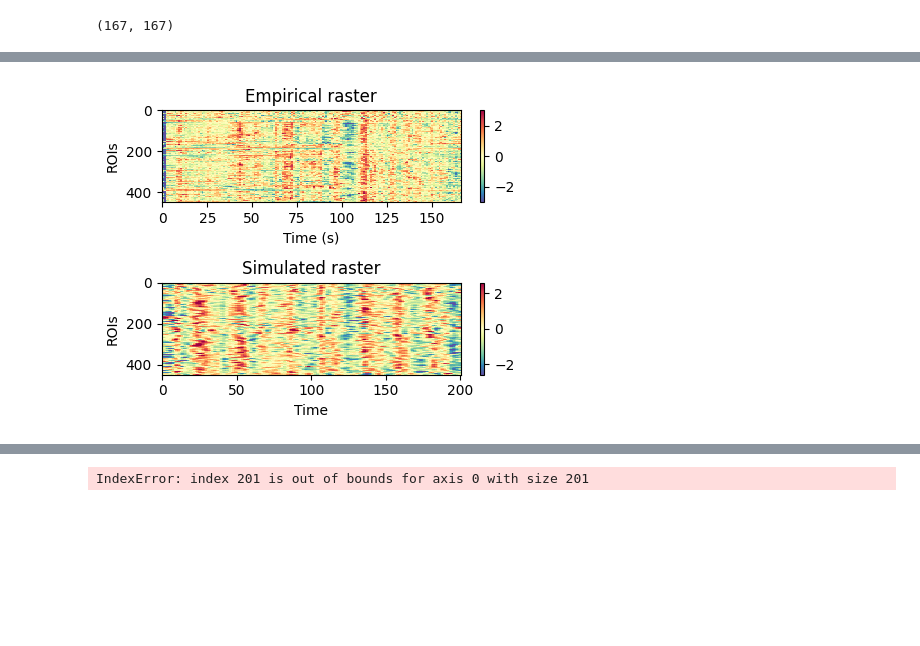
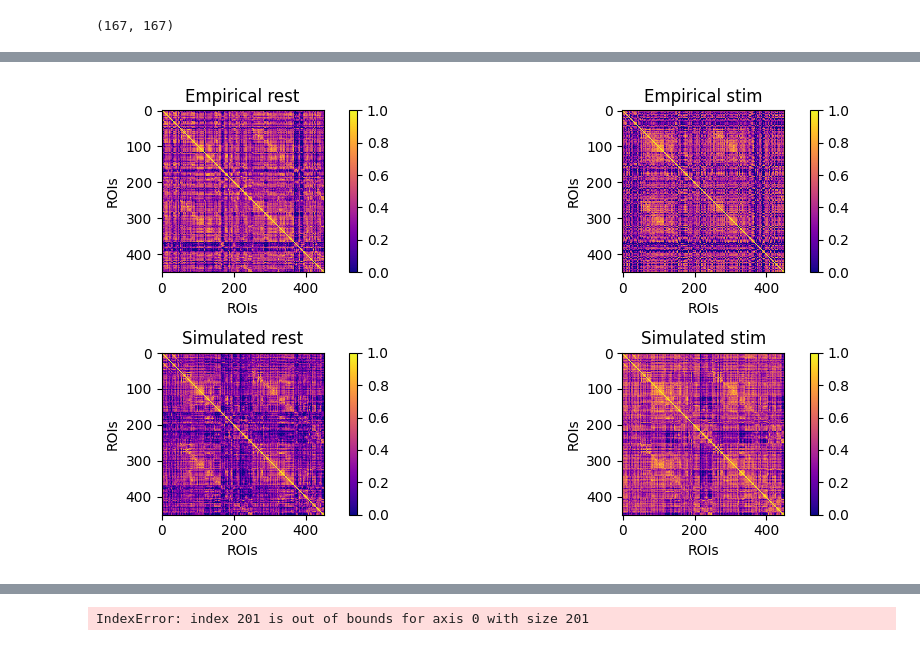
Before and after one commit to grabuffo/BrainStim_ANN_fMRI_HCP, a Jupyter notebook: notebooks/TMS_fMRI_ANN_Simulate_Sessions_dataset_simulated.ipynb, the cells around one changed output, grey strips where cells are left out. Saved outputs shown, nothing was run; the diff lists cells and outputs as text; code cells hidden in the pictures; blank space fills up the shorter version.

```diff
--- a/notebooks/TMS_fMRI_ANN_Simulate_Sessions_dataset_simulated.ipynb
+++ b/notebooks/TMS_fMRI_ANN_Simulate_Sessions_dataset_simulated.ipynb
@@ -506,19 +527,36 @@ plt.show()
-# %%
-plt.figure(figsize=(4.6,3.6))
-plt.subplot(2,1,1)
-plt.title('Empirical raster')
-plt.imshow(stats.zscore(emp,axis=0)[:,:].T,aspect='auto',vmin=-3.,vmax=3.,cmap='Spectral_r',interpolation='nearest')
-plt.colorbar()
-plt.xlabel('Time (s)')
-plt.ylabel('ROIs')
-plt.subplot(2,1,2)
-plt.title('Simulated raster')
-plt.imshow(stats.zscore(sim,axis=0)[:,:].T,aspect='auto',vmin=-2.6,vmax=2.6,cmap='Spectral_r',interpolation='nearest')
-plt.colorbar()
-plt.xlabel('Time')
-plt.ylabel('ROIs')
-#plt.axis('off')
-plt.tight_layout()
-plt.show()
-# %% [output]
-[figure, removed]
+# %%
+import matplotlib.pyplot as plt
+plt.figure(figsize=(10,5))
+plt.subplot(2,2,1)
+plt.title('Empirical rest')
+plt.imshow(np.corrcoef(emp_rest.T),vmin=0,vmax=1,cmap='plasma',interpolation='nearest')
+plt.colorbar()
+plt.xlabel('ROIs')
+plt.ylabel('ROIs')
+
+plt.subplot(2,2,2)
+plt.title('Empirical stim')
+plt.imshow(np.corrcoef(emp_stim.T),vmin=0,vmax=1,cmap='plasma',interpolation='nearest')
+plt.colorbar()
+plt.xlabel('ROIs')
+plt.ylabel('ROIs')
+
+plt.subplot(2,2,3)
+plt.title('Simulated rest')
+plt.imshow(np.corrcoef(sim_rest.T),vmin=0,vmax=1,cmap='plasma',interpolation='nearest')
+plt.colorbar()
+plt.xlabel('ROIs')
+plt.ylabel('ROIs')
+
+plt.subplot(2,2,4)
+plt.title('Simulated stim')
+plt.imshow(np.corrcoef(sim_stim.T),vmin=0,vmax=1,cmap='plasma',interpolation='nearest')
+plt.colorbar()
+plt.xlabel('ROIs')
+plt.ylabel('ROIs')
+
+#plt.axis('off')
+plt.tight_layout()
+plt.show()
+# %% [output]
+[figure, added]
```
Also changed, not shown: parts of 15 cells of this notebook.
